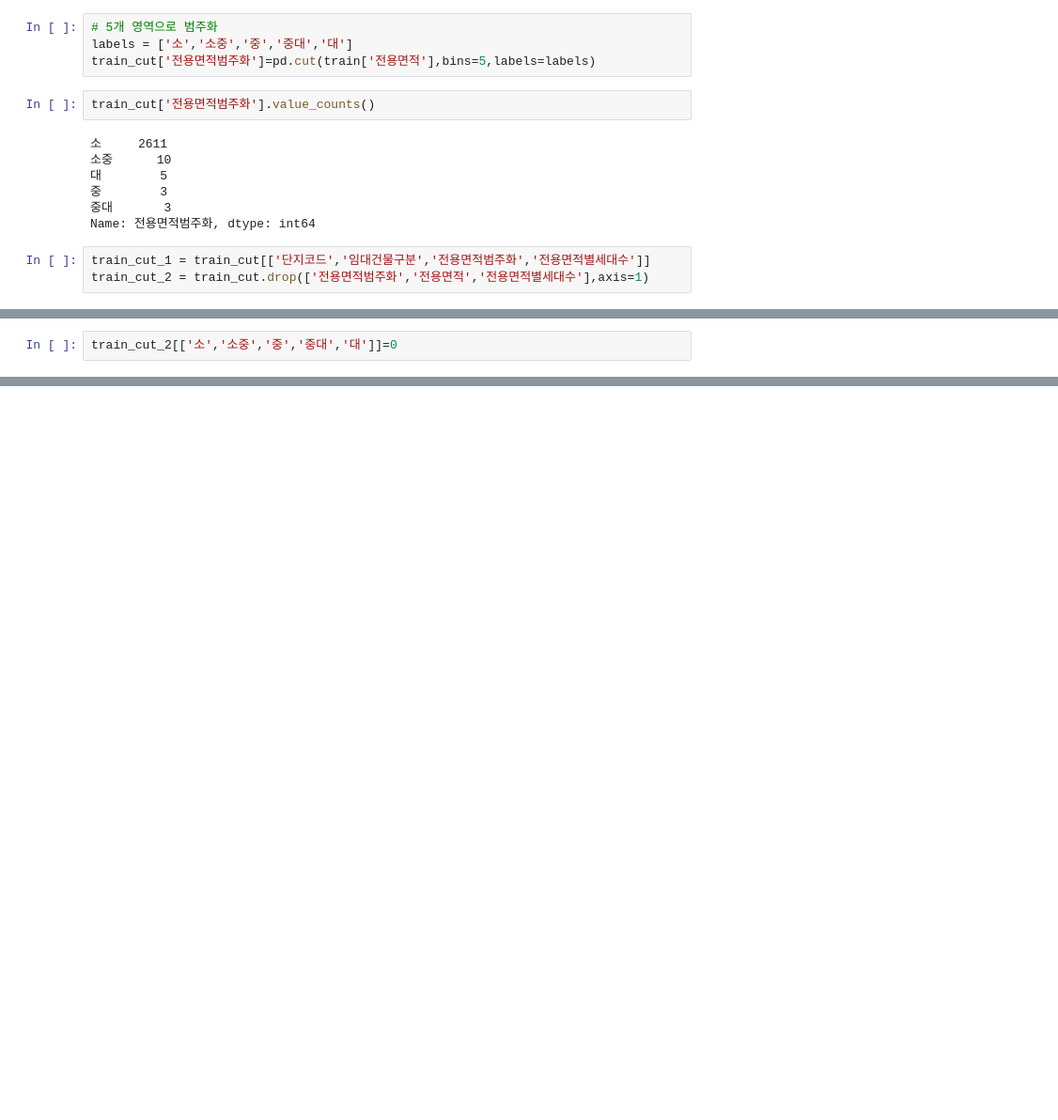
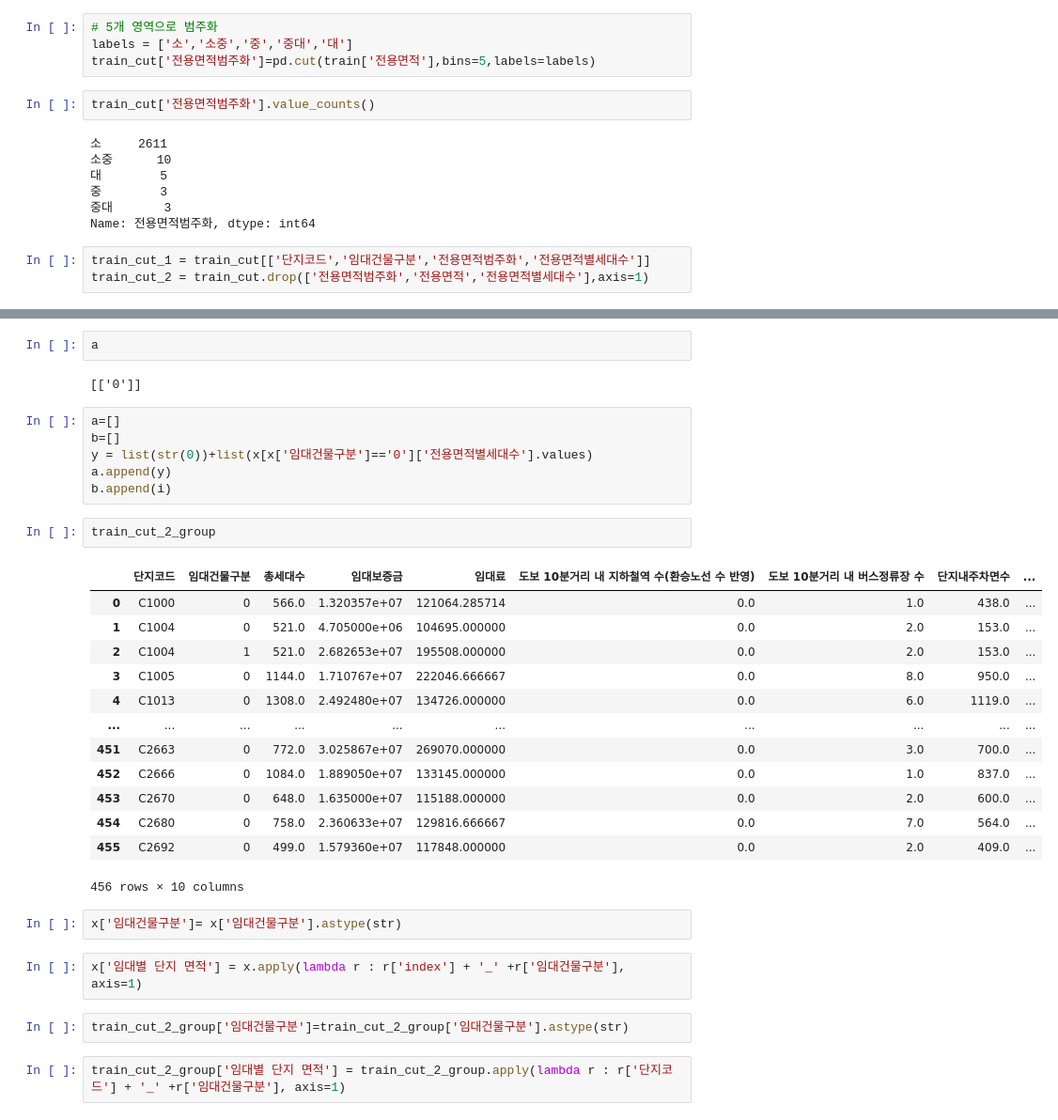
Before and after one commit to kkkkyoung/parking_project, a Jupyter notebook: 주차수요 예측.ipynb, the cells around one changed output, grey strips where cells are left out. Shown at 94% size. Cells and saved outputs as stored; diff of their text form; blank space fills up the shorter version.

```diff
--- a/주차수요 예측.ipynb
+++ b/주차수요 예측.ipynb
@@ -1673,2 +1654,0 @@ train_cut_2
-# %%
-train_cut_2[['소','소중','중','중대','대']]=0
@@ -1696,0 +1691,34 @@ train_cut_1_group
+# %%
+a
+# %% [output]
+[['0']]
+# %%
+a=[]
+b=[]
+y = list(str(0))+list(x[x['임대건물구분']=='0']['전용면적별세대수'].values)
+a.append(y)
+b.append(i)
+# %%
+train_cut_2_group
+# %% [output]
+|  | 단지코드 | 임대건물구분 | 총세대수 | 임대보증금 | 임대료 | 도보 10분거리 내 지하철역 수(환승노선 수 반영) | 도보 10분거리 내 버스정류장 수 | 단지내주차면수 | ... |
+| 0 | C1000 | 0 | 566.0 | 1.320357e+07 | 121064.285714 | 0.0 | 1.0 | 438.0 | ... |
+| 1 | C1004 | 0 | 521.0 | 4.705000e+06 | 104695.000000 | 0.0 | 2.0 | 153.0 | ... |
+| 2 | C1004 | 1 | 521.0 | 2.682653e+07 | 195508.000000 | 0.0 | 2.0 | 153.0 | ... |
+| 3 | C1005 | 0 | 1144.0 | 1.710767e+07 | 222046.666667 | 0.0 | 8.0 | 950.0 | ... |
+| 4 | C1013 | 0 | 1308.0 | 2.492480e+07 | 134726.000000 | 0.0 | 6.0 | 1119.0 | ... |
+| ... | ... | ... | ... | ... | ... | ... | ... | ... | ... |
+| 451 | C2663 | 0 | 772.0 | 3.025867e+07 | 269070.000000 | 0.0 | 3.0 | 700.0 | ... |
+| 452 | C2666 | 0 | 1084.0 | 1.889050e+07 | 133145.000000 | 0.0 | 1.0 | 837.0 | ... |
+| 453 | C2670 | 0 | 648.0 | 1.635000e+07 | 115188.000000 | 0.0 | 2.0 | 600.0 | ... |
+| 454 | C2680 | 0 | 758.0 | 2.360633e+07 | 129816.666667 | 0.0 | 7.0 | 564.0 | ... |
+| 455 | C2692 | 0 | 499.0 | 1.579360e+07 | 117848.000000 | 0.0 | 2.0 | 409.0 | ... |
+456 rows × 10 columns
+# %%
+x['임대건물구분']= x['임대건물구분'].astype(str)
+# %%
+x['임대별 단지 면적'] = x.apply(lambda r : r['index'] + '_' +r['임대건물구분'], axis=1)
+# %%
+train_cut_2_group['임대건물구분']=train_cut_2_group['임대건물구분'].astype(str)
+# %%
+train_cut_2_group['임대별 단지 면적'] = train_cut_2_group.apply(lambda r : r['단지코드'] + '_' +r['임대건물구분'], axis=1)
```
Also changed, not shown: parts of 49 cells of this notebook.
